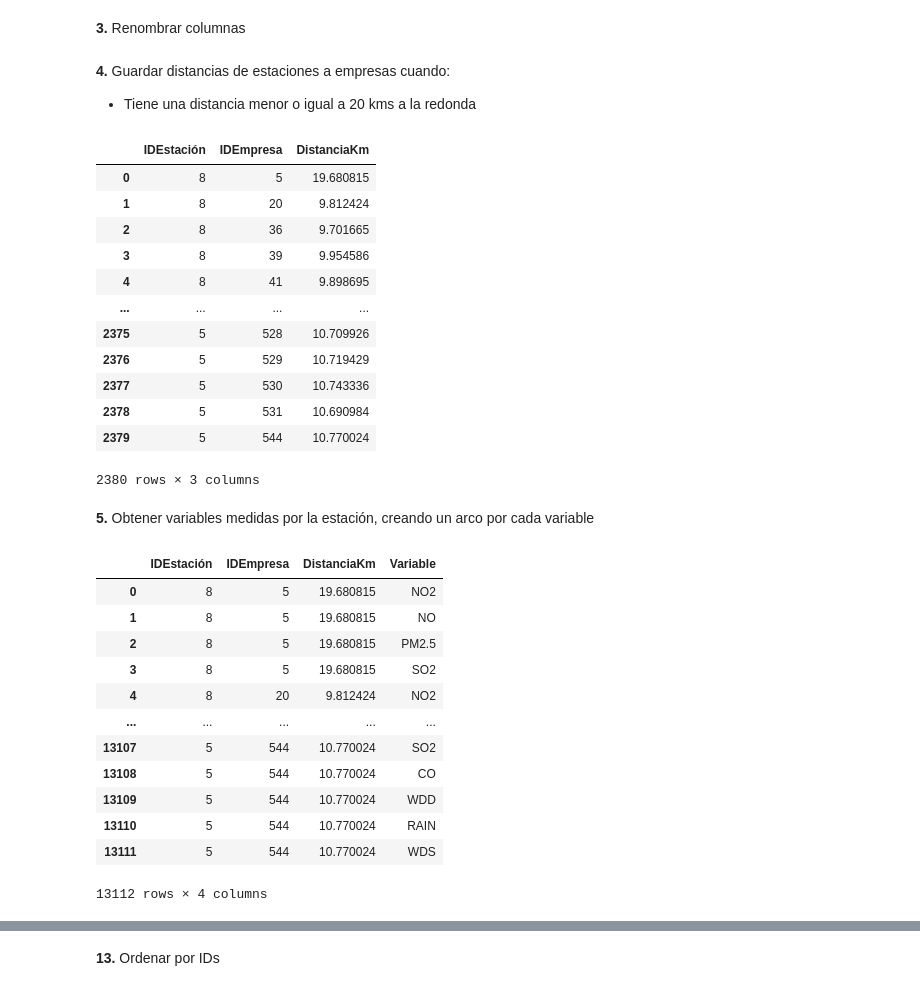
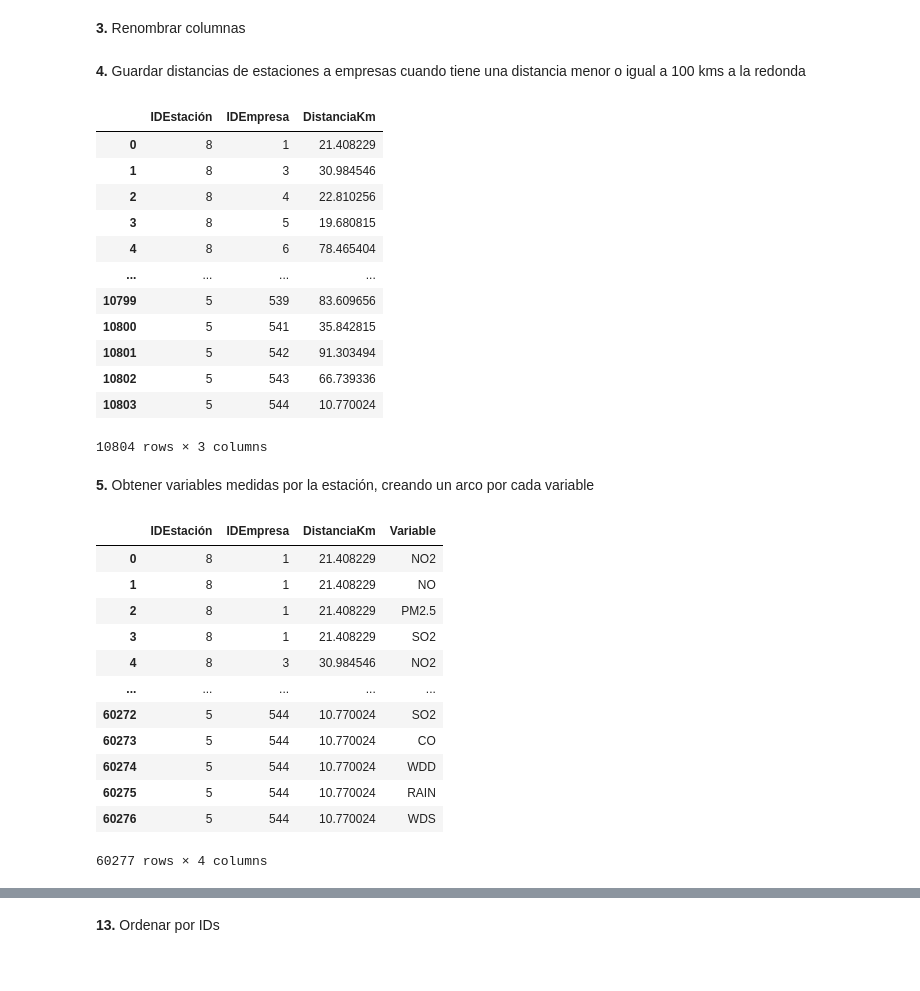
Before and after one commit to sariswis/Proyecto-Visual-Analytics, a Jupyter notebook: preparacion/Dataset 8 - Matriz Estación - Empresa.ipynb, the cells around one changed output, grey strips where cells are left out. Saved outputs shown, nothing was run; the diff lists cells and outputs as text; code cells hidden in the pictures.

```diff
--- a/preparacion/Dataset 8 - Matriz Estación - Empresa.ipynb
+++ b/preparacion/Dataset 8 - Matriz Estación - Empresa.ipynb
@@ -153,49 +171,47 @@ measurements = measurements.rename(columns={
     'variable': 'Variable'
 })
 # %% [markdown]
-**4.** Guardar distancias de estaciones a empresas cuando:
-
-- Tiene una distancia menor o igual a 20 kms a la redonda
+**4.** Guardar distancias de estaciones a empresas cuando tiene una distancia menor o igual a 100 kms a la redonda
 # %%
 # Crear el producto cartesiano de todas las estaciones con todos los permisos
 arcos = stations[['IDEstación', 'LatitudEstación', 'LongitudEstación']].merge(
     permits[['IDEmpresa', 'LatitudEmpresa', 'LongitudEmpresa']],
     how='cross'
 )
 
 # Calcular la distancia haversine para cada par
 arcos['DistanciaKm'] = arcos.apply(
     lambda row: haversine(
         (row['LatitudEstación'], row['LongitudEstación']),
         (row['LatitudEmpresa'], row['LongitudEmpresa']),
         unit=Unit.KILOMETERS
     ),
     axis=1
 )
 
-# Filtrar solo los arcos con distancia <= 20 km
-df = arcos[arcos['DistanciaKm'] <= 20].copy()
+# Filtrar solo los arcos con distancia
+df = arcos[arcos['DistanciaKm'] <= 100].copy()
 
 # Mantener solo las columnas de IDs y distancia
 df = df[['IDEstación', 'IDEmpresa', 'DistanciaKm']]
 
 # Resetear el índice
 df = df.reset_index(drop=True)
 df
 # %% [output]
 |  | IDEstación | IDEmpresa | DistanciaKm |
-| 0 | 8 | 5 | 19.680815 |
-| 1 | 8 | 20 | 9.812424 |
-| 2 | 8 | 36 | 9.701665 |
-| 3 | 8 | 39 | 9.954586 |
-| 4 | 8 | 41 | 9.898695 |
+| 0 | 8 | 1 | 21.408229 |
+| 1 | 8 | 3 | 30.984546 |
+| 2 | 8 | 4 | 22.810256 |
+| 3 | 8 | 5 | 19.680815 |
+| 4 | 8 | 6 | 78.465404 |
 | ... | ... | ... | ... |
-| 2375 | 5 | 528 | 10.709926 |
-| 2376 | 5 | 529 | 10.719429 |
-| 2377 | 5 | 530 | 10.743336 |
-| 2378 | 5 | 531 | 10.690984 |
-| 2379 | 5 | 544 | 10.770024 |
+| 10799 | 5 | 539 | 83.609656 |
+| 10800 | 5 | 541 | 35.842815 |
+| 10801 | 5 | 542 | 91.303494 |
+| 10802 | 5 | 543 | 66.739336 |
+| 10803 | 5 | 544 | 10.770024 |
-2380 rows × 3 columns
+10804 rows × 3 columns
 # %% [markdown]
 **5.** Obtener variables medidas por la estación, creando un arco por cada variable
 # %%
@@ -207,15 +223,15 @@ df = df.merge(
 df
 # %% [output]
 |  | IDEstación | IDEmpresa | DistanciaKm | Variable |
-| 0 | 8 | 5 | 19.680815 | NO2 |
-| 1 | 8 | 5 | 19.680815 | NO |
-| 2 | 8 | 5 | 19.680815 | PM2.5 |
-| 3 | 8 | 5 | 19.680815 | SO2 |
-| 4 | 8 | 20 | 9.812424 | NO2 |
+| 0 | 8 | 1 | 21.408229 | NO2 |
+| 1 | 8 | 1 | 21.408229 | NO |
+| 2 | 8 | 1 | 21.408229 | PM2.5 |
+| 3 | 8 | 1 | 21.408229 | SO2 |
+| 4 | 8 | 3 | 30.984546 | NO2 |
 | ... | ... | ... | ... | ... |
-| 13107 | 5 | 544 | 10.770024 | SO2 |
-| 13108 | 5 | 544 | 10.770024 | CO |
-| 13109 | 5 | 544 | 10.770024 | WDD |
-| 13110 | 5 | 544 | 10.770024 | RAIN |
-| 13111 | 5 | 544 | 10.770024 | WDS |
+| 60272 | 5 | 544 | 10.770024 | SO2 |
+| 60273 | 5 | 544 | 10.770024 | CO |
+| 60274 | 5 | 544 | 10.770024 | WDD |
+| 60275 | 5 | 544 | 10.770024 | RAIN |
+| 60276 | 5 | 544 | 10.770024 | WDS |
-13112 rows × 4 columns
+60277 rows × 4 columns
```
Also changed, not shown: parts of 15 cells of this notebook, 4 other files.
